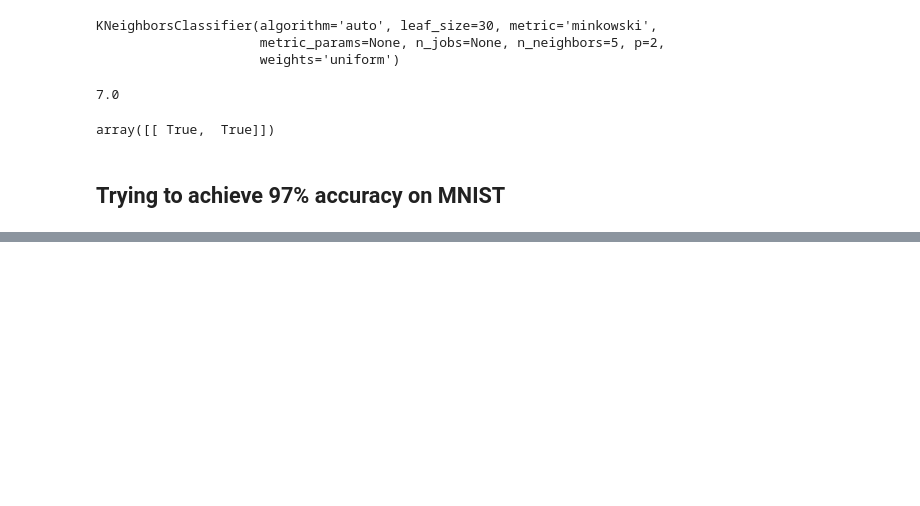
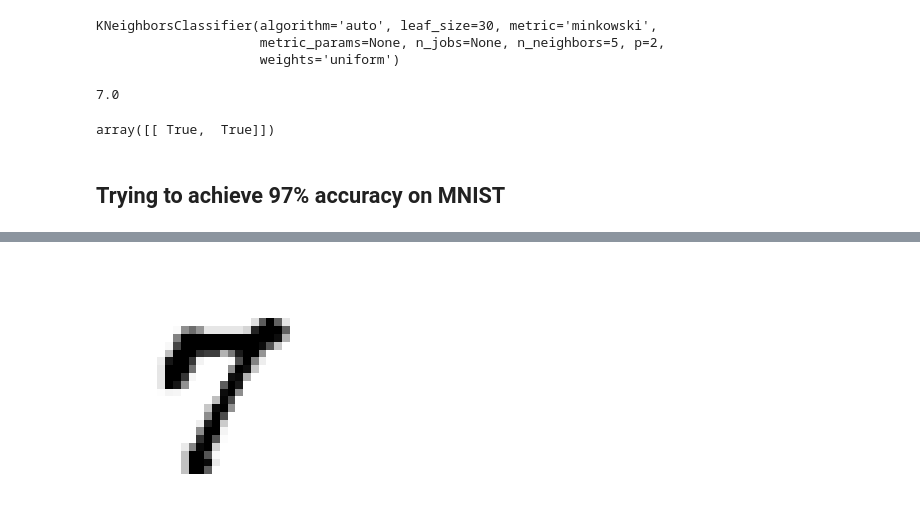
Before and after one commit to kamilwyszynski/mnist, a Jupyter notebook: mnist_multinomial_classifier.ipynb, the cells around one changed output, grey strips where cells are left out. Cells and saved outputs as stored; diff of their text form; code cells hidden in the pictures; blank space fills up the shorter version.

```diff
--- a/mnist_multinomial_classifier.ipynb
+++ b/mnist_multinomial_classifier.ipynb
@@ -255,0 +302,4 @@ array([0.96945, 0.97125, 0.96995])
+# %%
+print_number(example)
+# %% [output]
+[figure, added]
```
Also changed, not shown: parts of 18 cells of this notebook.
